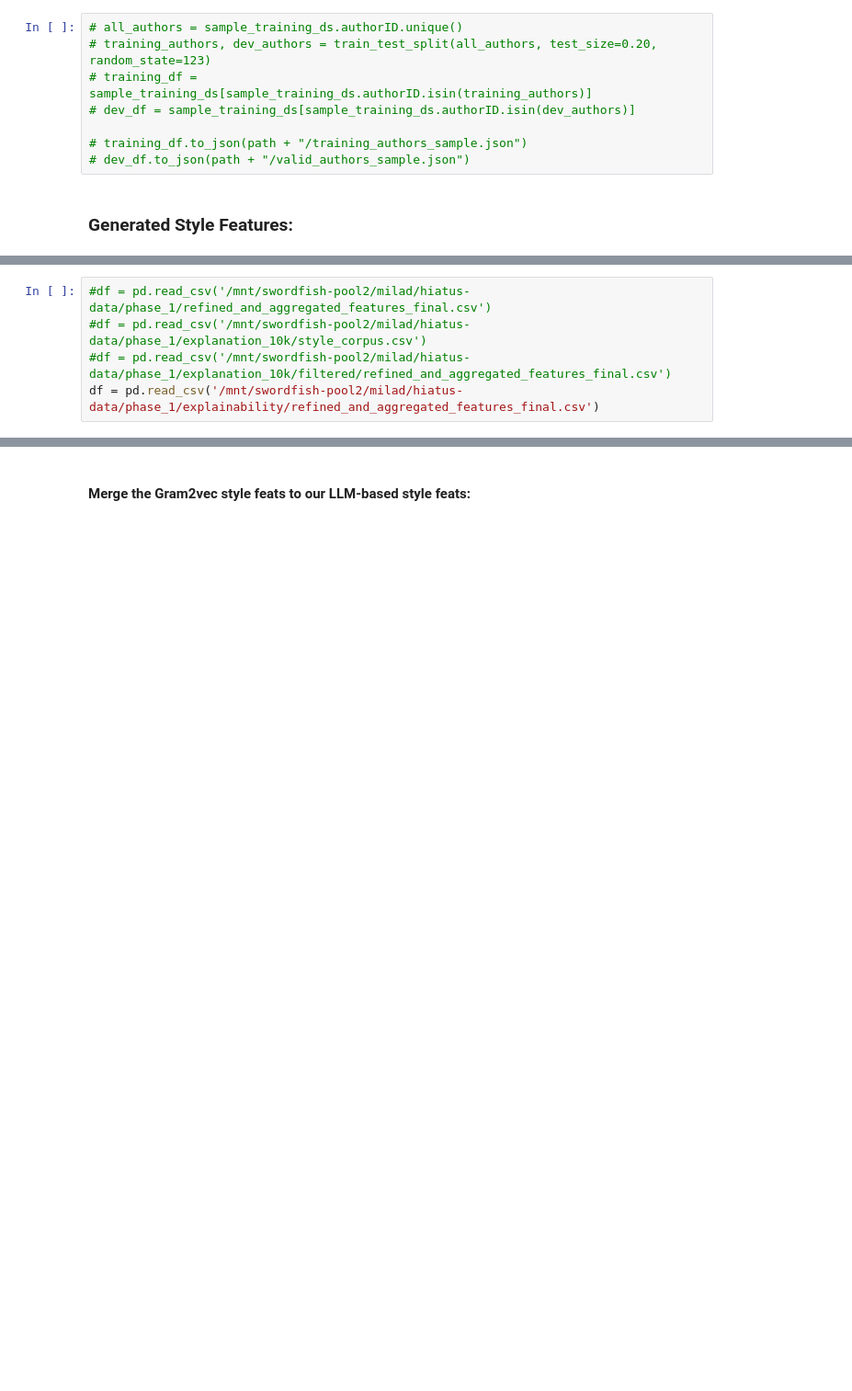
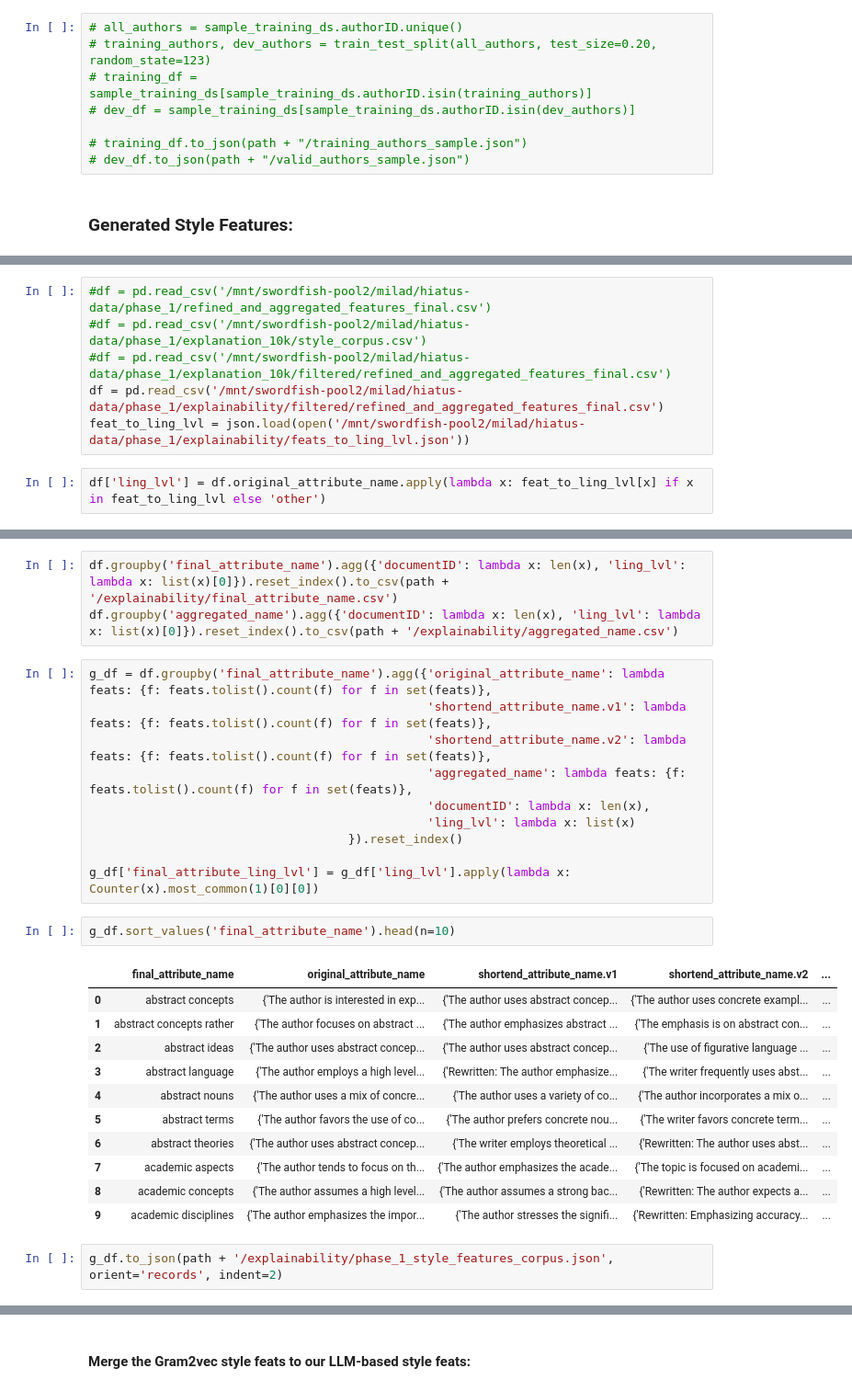
Before and after one commit to MiladAlshomary/latent-space-interpretation-for-stylistic-analysis, a Jupyter notebook: src-ipynb/phase_1_data.ipynb, the cells around one changed output, grey strips where cells are left out. Shown at 92% size. Cells and saved outputs as stored; diff of their text form; blank space fills up the shorter version.

```diff
--- a/src-ipynb/phase_1_data.ipynb
+++ b/src-ipynb/phase_1_data.ipynb
@@ -83,5 +94,8 @@ dev_df[dev_df.documentID.isin(sample_docs_ids)].to_json(path + "/valid_authors_s
 #df = pd.read_csv('/mnt/swordfish-pool2/milad/hiatus-data/phase_1/refined_and_aggregated_features_final.csv')
 #df = pd.read_csv('/mnt/swordfish-pool2/milad/hiatus-data/phase_1/explanation_10k/style_corpus.csv')
 #df = pd.read_csv('/mnt/swordfish-pool2/milad/hiatus-data/phase_1/explanation_10k/filtered/refined_and_aggregated_features_final.csv')
-df = pd.read_csv('/mnt/swordfish-pool2/milad/hiatus-data/phase_1/explainability/refined_and_aggregated_features_final.csv')
+df = pd.read_csv('/mnt/swordfish-pool2/milad/hiatus-data/phase_1/explainability/filtered/refined_and_aggregated_features_final.csv')
+feat_to_ling_lvl = json.load(open('/mnt/swordfish-pool2/milad/hiatus-data/phase_1/explainability/feats_to_ling_lvl.json'))
+# %%
+df['ling_lvl'] = df.original_attribute_name.apply(lambda x: feat_to_ling_lvl[x] if x in feat_to_ling_lvl else 'other')
 # %%
@@ -100 +109,30 @@ df.head()
+# %%
+df.groupby('final_attribute_name').agg({'documentID': lambda x: len(x), 'ling_lvl': lambda x: list(x)[0]}).reset_index().to_csv(path + '/explainability/final_attribute_name.csv')
+df.groupby('aggregated_name').agg({'documentID': lambda x: len(x), 'ling_lvl': lambda x: list(x)[0]}).reset_index().to_csv(path + '/explainability/aggregated_name.csv')
+# %%
+g_df = df.groupby('final_attribute_name').agg({'original_attribute_name': lambda feats: {f: feats.tolist().count(f) for f in set(feats)},
+                                               'shortend_attribute_name.v1': lambda feats: {f: feats.tolist().count(f) for f in set(feats)},
+                                               'shortend_attribute_name.v2': lambda feats: {f: feats.tolist().count(f) for f in set(feats)},
+                                               'aggregated_name': lambda feats: {f: feats.tolist().count(f) for f in set(feats)},
+                                               'documentID': lambda x: len(x),
+                                               'ling_lvl': lambda x: list(x)
+                                    }).reset_index()
+
+g_df['final_attribute_ling_lvl'] = g_df['ling_lvl'].apply(lambda x: Counter(x).most_common(1)[0][0])
+# %%
+g_df.sort_values('final_attribute_name').head(n=10)
+# %% [output]
+|  | final_attribute_name | original_attribute_name | shortend_attribute_name.v1 | shortend_attribute_name.v2 | ... |
+| 0 | abstract concepts | {'The author is interested in exp... | {'The author uses abstract concep... | {'The author uses concrete exampl... | ... |
+| 1 | abstract concepts rather | {'The author focuses on abstract ... | {'The author emphasizes abstract ... | {'The emphasis is on abstract con... | ... |
+| 2 | abstract ideas | {'The author uses abstract concep... | {'The author uses abstract concep... | {'The use of figurative language ... | ... |
+| 3 | abstract language | {'The author employs a high level... | {'Rewritten: The author emphasize... | {'The writer frequently uses abst... | ... |
+| 4 | abstract nouns | {'The author uses a mix of concre... | {'The author uses a variety of co... | {'The author incorporates a mix o... | ... |
+| 5 | abstract terms | {'The author favors the use of co... | {'The author prefers concrete nou... | {'The writer favors concrete term... | ... |
+| 6 | abstract theories | {'The author uses abstract concep... | {'The writer employs theoretical ... | {'Rewritten: The author uses abst... | ... |
+| 7 | academic aspects | {'The author tends to focus on th... | {'The author emphasizes the acade... | {'The topic is focused on academi... | ... |
+| 8 | academic concepts | {'The author assumes a high level... | {'The author assumes a strong bac... | {'Rewritten: The author expects a... | ... |
+| 9 | academic disciplines | {'The author emphasizes the impor... | {'The author stresses the signifi... | {'Rewritten: Emphasizing accuracy... | ... |
+# %%
+g_df.to_json(path + '/explainability/phase_1_style_features_corpus.json', orient='records', indent=2)
 # %%
```
Also changed, not shown: parts of 21 cells of this notebook, 18 other files.
